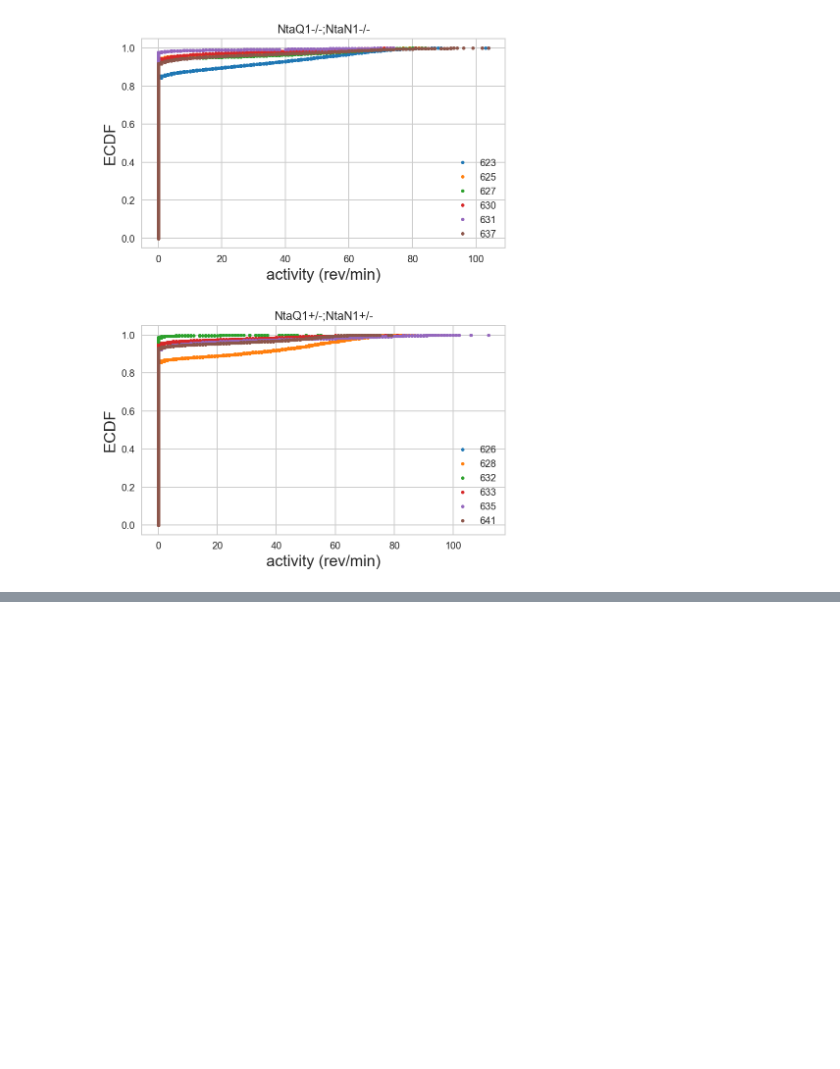
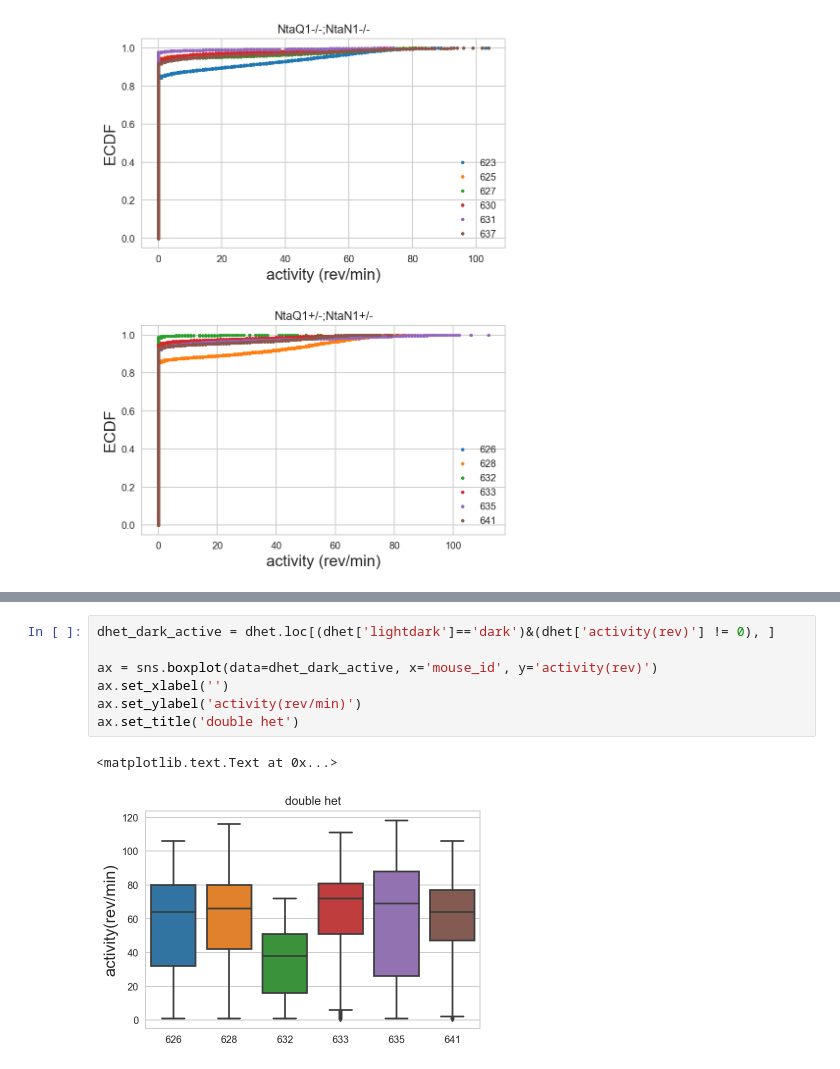
Before and after one commit to xxw128/running_wheel, a Jupyter notebook: ecdf_plot.ipynb, the cells around one changed output, grey strips where cells are left out. Cells and saved outputs as stored; diff of their text form; blank space fills up the shorter version.

```diff
--- a/ecdf_plot.ipynb
+++ b/ecdf_plot.ipynb
@@ -97,0 +108,10 @@ fig.tight_layout(h_pad=3)
+# %%
+dhet_dark_active = dhet.loc[(dhet['lightdark']=='dark')&(dhet['activity(rev)'] != 0), ]
+
+ax = sns.boxplot(data=dhet_dark_active, x='mouse_id', y='activity(rev)')
+ax.set_xlabel('')
+ax.set_ylabel('activity(rev/min)')
+ax.set_title('double het')
+# %% [output]
+<matplotlib.text.Text at 0x...>
+[figure, added]
```
Also changed, not shown: parts of 1 cell of this notebook.
